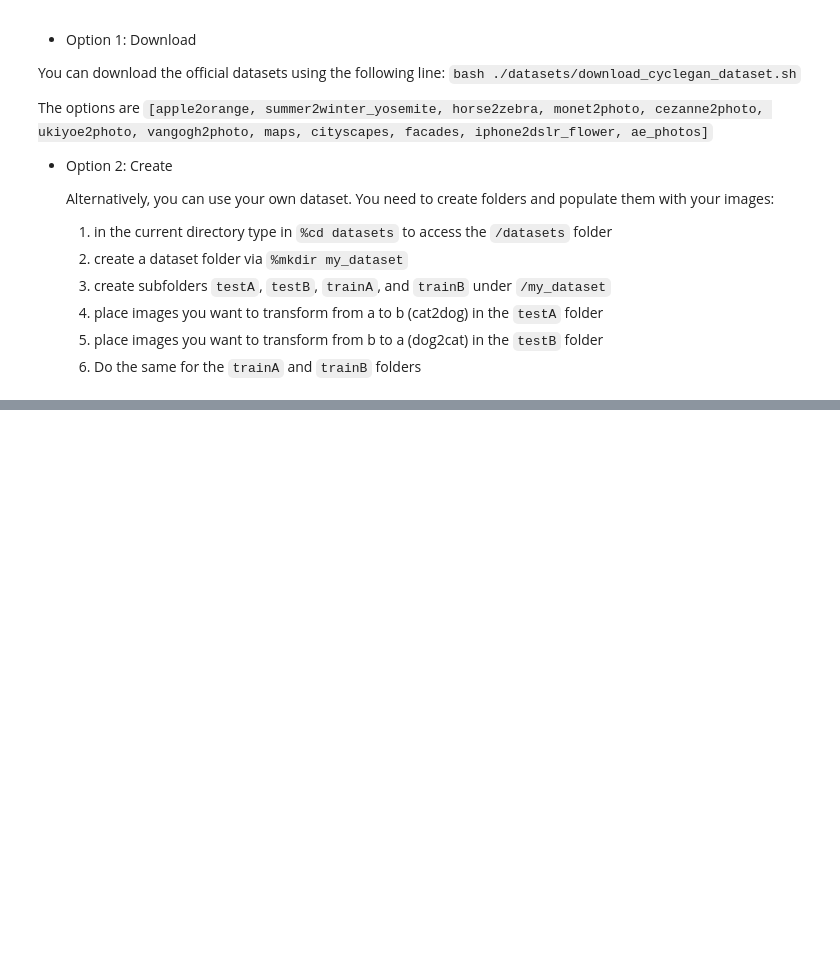
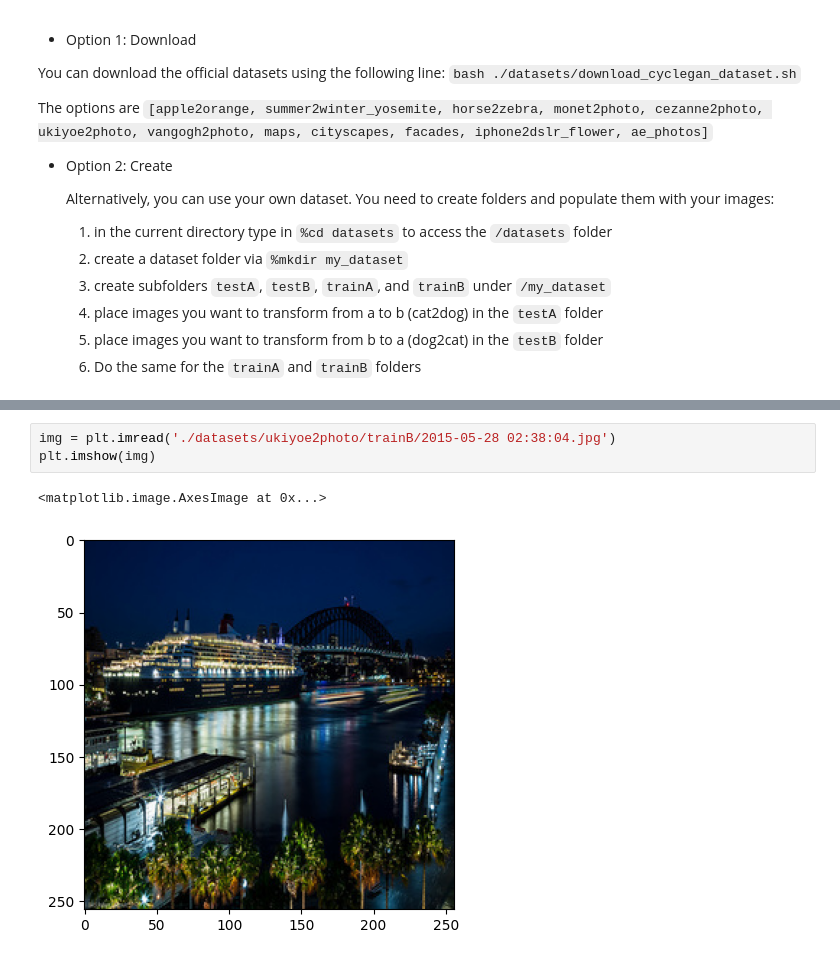
Before and after one commit to qyanni/qyanni.github.io, a Jupyter notebook: CycleGAN_demo.ipynb, the cells around one changed output, grey strips where cells are left out. Cells and saved outputs as stored; diff of their text form; blank space fills up the shorter version.

```diff
--- a/CycleGAN_demo.ipynb
+++ b/CycleGAN_demo.ipynb
@@ -104,0 +99,6 @@ datasets        imgs             options  requirements.txt  train.py
+# %%
+img = plt.imread('./datasets/ukiyoe2photo/trainB/2015-05-28 02:38:04.jpg')
+plt.imshow(img)
+# %% [output]
+<matplotlib.image.AxesImage at 0x...>
+[figure, added]
```
Also changed, not shown: parts of 6 cells of this notebook.
